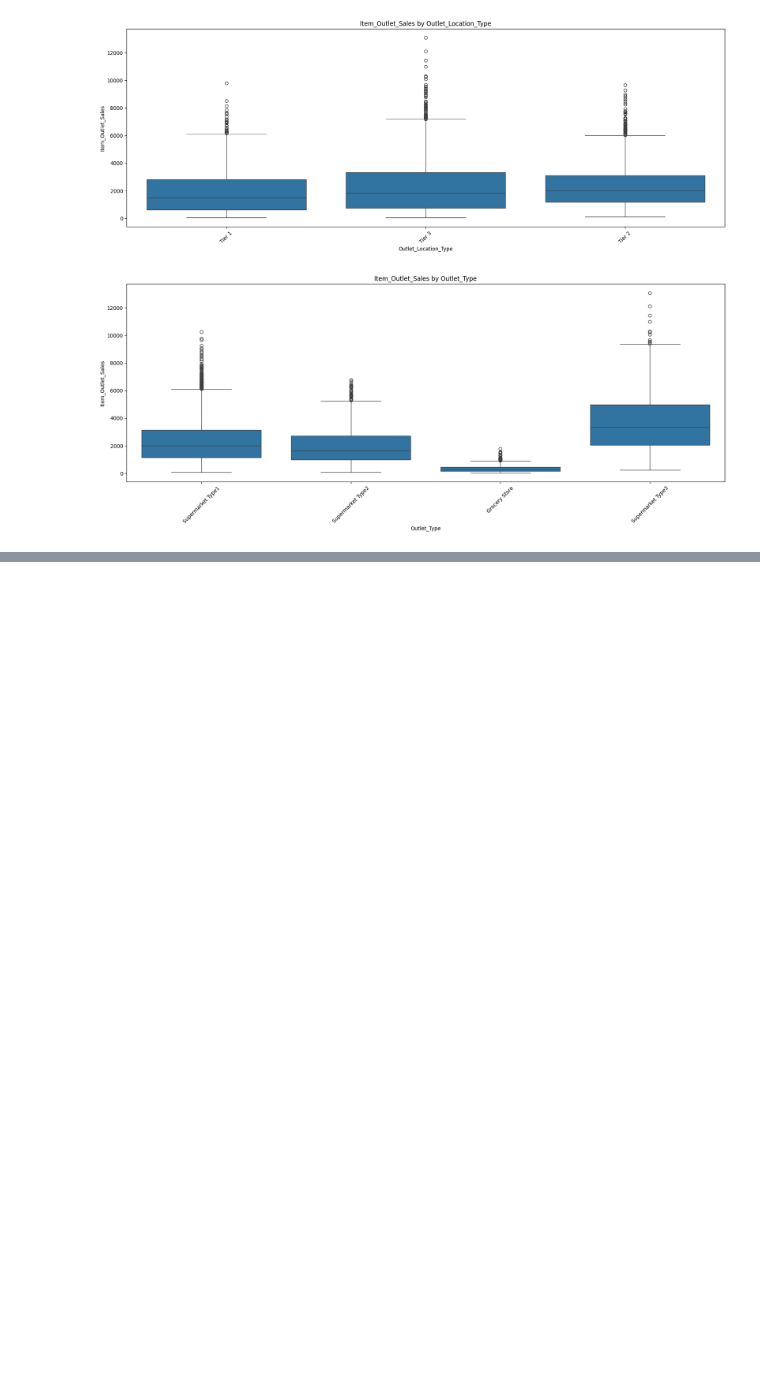
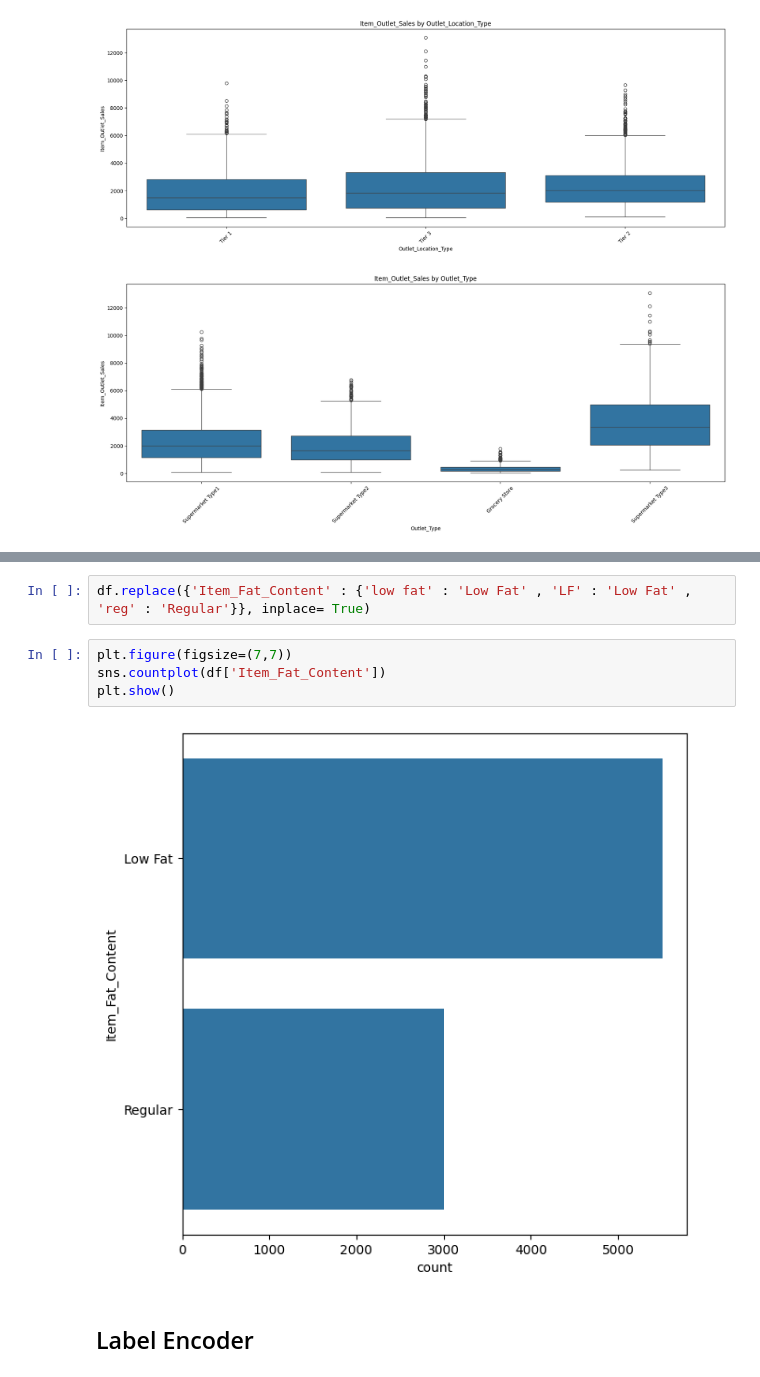
Before and after one commit to ANSH5252/Big-Mart-Sale-Forecast, a Jupyter notebook: b_m_s_f.ipynb, the cells around one changed output, grey strips where cells are left out. Drawn from its saved outputs; the diff is of its cells as text; blank space fills up the shorter version.

```diff
--- a/b_m_s_f.ipynb
+++ b/b_m_s_f.ipynb
@@ -341,0 +350,10 @@ boxplot_target_by_category(df, obj_cols, 'Item_Outlet_Sales')
+# %%
+df.replace({'Item_Fat_Content' : {'low fat' : 'Low Fat' , 'LF' : 'Low Fat' , 'reg' : 'Regular'}}, inplace= True)
+# %%
+plt.figure(figsize=(7,7))
+sns.countplot(df['Item_Fat_Content'])
+plt.show()
+# %% [output]
+[figure, added]
+# %% [markdown]
+## Label Encoder
```
Also changed, not shown: parts of 2 cells of this notebook.
